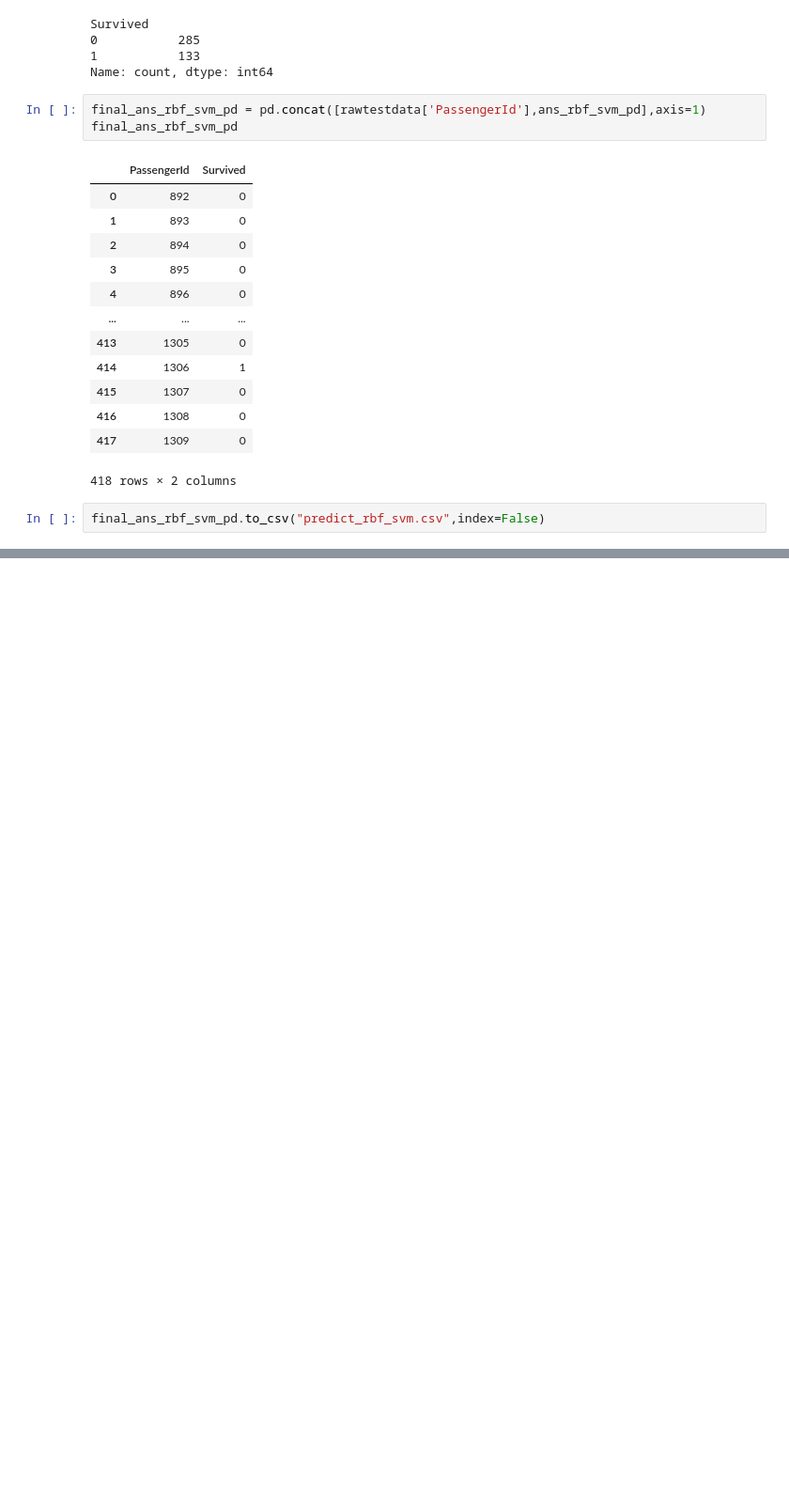
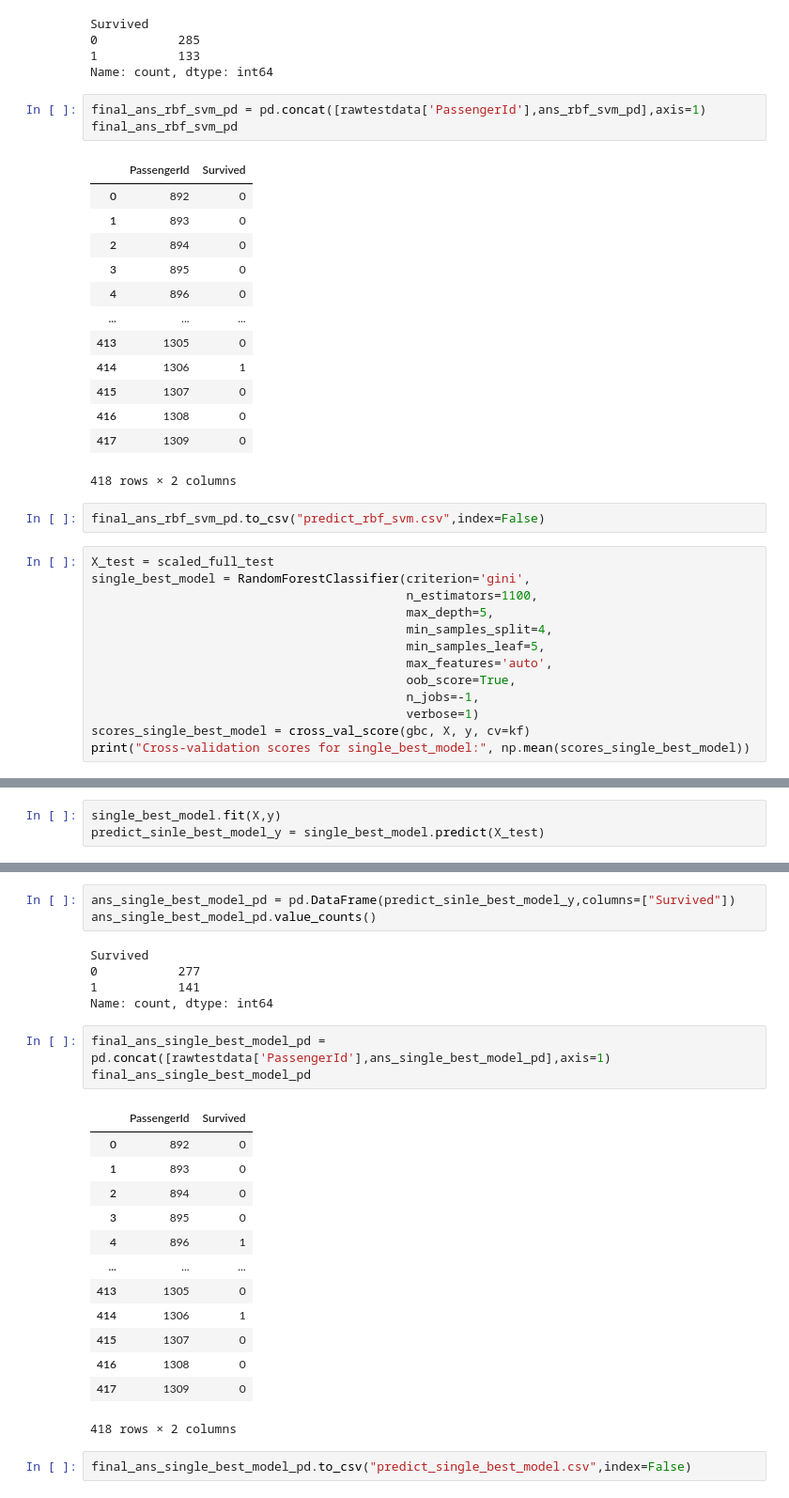
Before and after one commit to BFCmath/Titanic_kaggle, a Jupyter notebook: main.ipynb, the cells around one changed output, grey strips where cells are left out. Shown: that part at 94% size. Cells and saved outputs as stored; diff of their text form; blank space fills up the shorter version.

```diff
--- a/main.ipynb
+++ b/main.ipynb
@@ -713,3 +713,16 @@ final_ans_rbf_svm_pd
 418 rows × 2 columns
 # %%
 final_ans_rbf_svm_pd.to_csv("predict_rbf_svm.csv",index=False)
+# %%
+X_test = scaled_full_test
+single_best_model = RandomForestClassifier(criterion='gini',
+                                           n_estimators=1100,
+                                           max_depth=5,
+                                           min_samples_split=4,
+                                           min_samples_leaf=5,
+                                           max_features='auto',
+                                           oob_score=True,
+                                           n_jobs=-1,
+                                           verbose=1)
+scores_single_best_model = cross_val_score(gbc, X, y, cv=kf)
+print("Cross-validation scores for single_best_model:", np.mean(scores_single_best_model))
@@ -715,0 +731,3 @@ final_ans_rbf_svm_pd.to_csv("predict_rbf_svm.csv",index=False)
+# %%
+single_best_model.fit(X,y)
+predict_sinle_best_model_y = single_best_model.predict(X_test)
@@ -715,0 +747,27 @@ final_ans_rbf_svm_pd.to_csv("predict_rbf_svm.csv",index=False)
+# %%
+ans_single_best_model_pd = pd.DataFrame(predict_sinle_best_model_y,columns=["Survived"])
+ans_single_best_model_pd.value_counts()
+# %% [output]
+Survived
+0           277
+1           141
+Name: count, dtype: int64
+# %%
+final_ans_single_best_model_pd = pd.concat([rawtestdata['PassengerId'],ans_single_best_model_pd],axis=1)
+final_ans_single_best_model_pd
+# %% [output]
+|  | PassengerId | Survived |
+| 0 | 892 | 0 |
+| 1 | 893 | 0 |
+| 2 | 894 | 0 |
+| 3 | 895 | 0 |
+| 4 | 896 | 1 |
+| ... | ... | ... |
+| 413 | 1305 | 0 |
+| 414 | 1306 | 1 |
+| 415 | 1307 | 0 |
+| 416 | 1308 | 0 |
+| 417 | 1309 | 0 |
+418 rows × 2 columns
+# %%
+final_ans_single_best_model_pd.to_csv("predict_single_best_model.csv",index=False)
```
Also changed, not shown: parts of 3 cells of this notebook, 3 other files.
